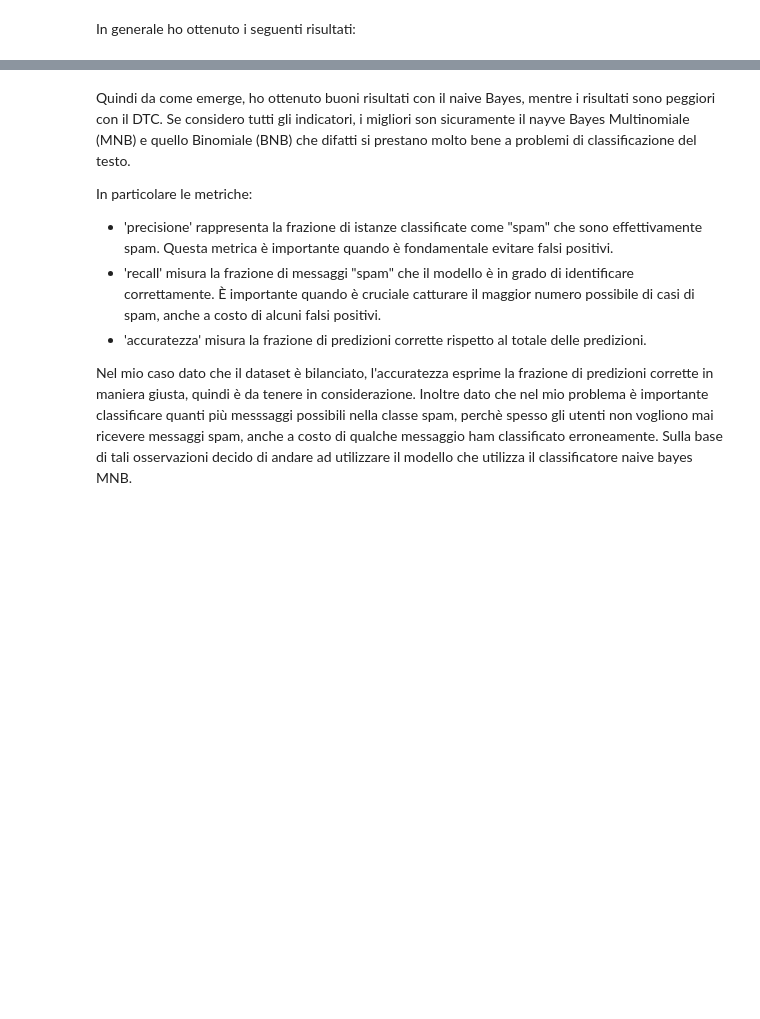
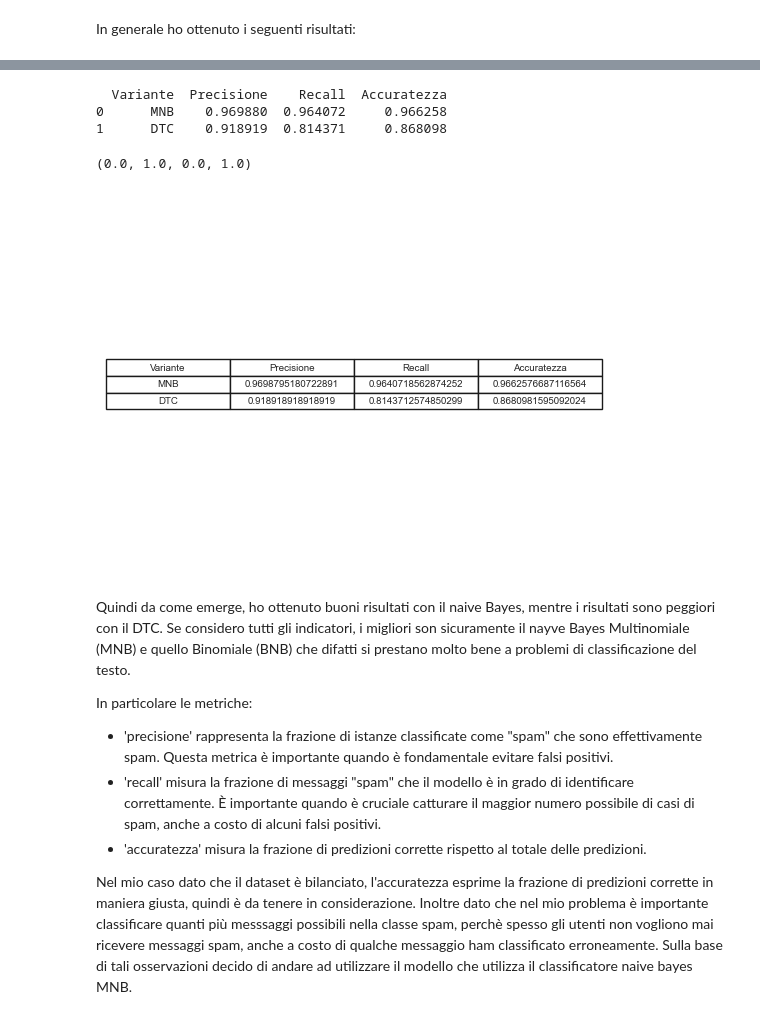
Before and after one commit to russosamuele/SMSecure, a Jupyter notebook: SMSecure.ipynb, the cells around one changed output, grey strips where cells are left out. Drawn from its saved outputs; the diff is of its cells as text; code cells hidden in the pictures; blank space fills up the shorter version.

```diff
--- a/SMSecure.ipynb
+++ b/SMSecure.ipynb
@@ -813,3 +846,31 @@ plt.show()
+# %%
+#MNV vs DTC
+
+data = {
+    'Variante': ['MNB', 'DTC'],
+    'Precisione': [precisionMNB, precisionDTC],
+    'Recall': [recallMNB, recallDTC],
+    'Accuratezza': [ accuracyMNB, accuracyDTC],
+}
+
+# Creazione del DataFrame
+df = pd.DataFrame(data)
+
+# Stampa del DataFrame
+print(df)
+
+# Creazione della tabella con matplotlib
+plt.table(cellText=df.values,
+          colLabels=df.columns,
+          cellLoc='center',
+          loc='center')
+plt.axis('off')  # Rimuovi gli assi
+# %% [output]
+  Variante  Precisione    Recall  Accuratezza
+0      MNB    0.969880  0.964072     0.966258
+1      DTC    0.918919  0.814371     0.868098
+(0.0, 1.0, 0.0, 1.0)
+[figure, added]
 # %% [markdown]
 Quindi da come emerge, ho ottenuto buoni risultati con il naive Bayes, mentre i risultati sono peggiori con il DTC.
 Se considero tutti gli indicatori, i migliori son sicuramente il nayve Bayes Multinomiale (MNB) e quello Binomiale (BNB) che difatti si prestano molto bene a problemi di classificazione del testo.
```
Also changed, not shown: parts of 22 cells of this notebook, 3 other files.
